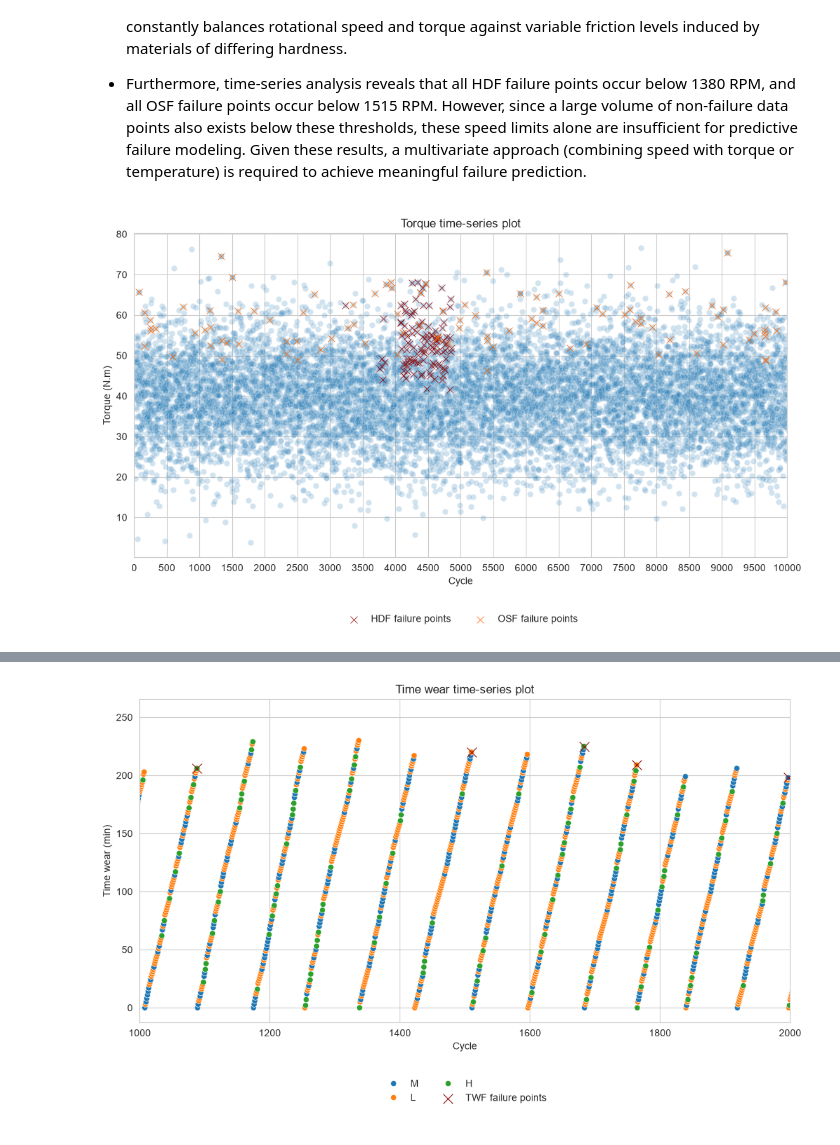
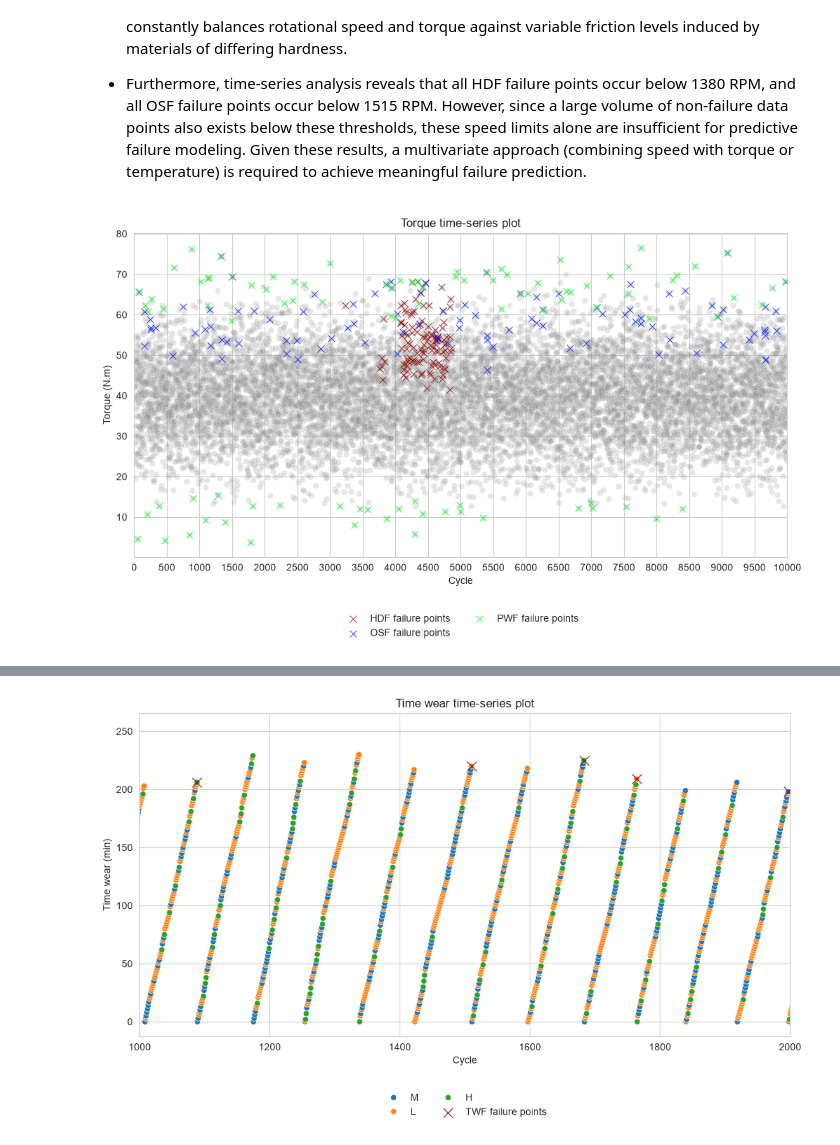
Before and after one commit to ghperez/milling-pdm, a Jupyter notebook: notebooks/03_process_variables_analysis.ipynb, the cells around one changed output, grey strips where cells are left out. Saved outputs shown, nothing was run; the diff lists cells and outputs as text; code cells hidden in the pictures.

Commit message:
Included PWF failure points in the Torque time-series plot

```diff
--- a/notebooks/03_process_variables_analysis.ipynb
+++ b/notebooks/03_process_variables_analysis.ipynb
@@ -212,6 +212,10 @@ df_hdf = df_hdf["torque_nm"]
 df_osf = df_failure_mode[df_failure_mode["status"]=="OSF"]
 df_osf = df_osf["torque_nm"]
 
+## Create failure mode dataframe with PWF points
+df_pwf = df_failure_mode[df_failure_mode["status"]=="PWF"]
+df_pwf = df_pwf["torque_nm"]
+
 ## Calculate threshold on temperature difference for HDF
 # temp_thresh = max(df_failure_mode[df_failure_mode["status"]=="HDF"]["delta_temperature_celsius"])
 
@@ -220,38 +224,46 @@ plt.figure(figsize=(12, 6))
 sns.set_style("whitegrid")
 # sns.lineplot(data=df_torque.rename(rename_dict))
 sns.scatterplot(data=df_torque.rename(rename_dict),
-                alpha=0.2)
+                alpha=0.2,
+                color="#858585")
 
 # Plot failures
 sns.scatterplot(data=df_hdf,
                 marker="x",
                 s=50,
                 color="#920C0C",
                 zorder=5,
                 label="HDF failure points");
 
 sns.scatterplot(data=df_osf,
                 marker="x",
                 s=50,
-                color="#FF6600",
+                color="#001AFF",
                 zorder=5,
                 label="OSF failure points");
+
+sns.scatterplot(data=df_pwf,
+                marker="x",
+                s=50,
+                color="#00FF22",
+                zorder=5,
+                label="PWF failure points");
 
 ## Plot settings
 plt.xlim(left=0, right=10000)
 plt.xticks(np.arange(0,10001,500))
 plt.title("Torque time-series plot")
 plt.xlabel("Cycle")
 plt.ylabel("Torque (N.m)")
 plt.legend(
     loc='upper center',
     bbox_to_anchor=(0.5, -0.15),
     ncol=2,
     frameon=False
 )
 plt.show()
 # %% [output]
-[figure, old version]
+[figure, new version]
 # %% [markdown]
 - The same behaviour of high-frequency fluctuations and variance is observed for the torque signal for the same reason used to explain the rotational speed behaviour.
 
```
Also changed, not shown: parts of 2 cells of this notebook.
